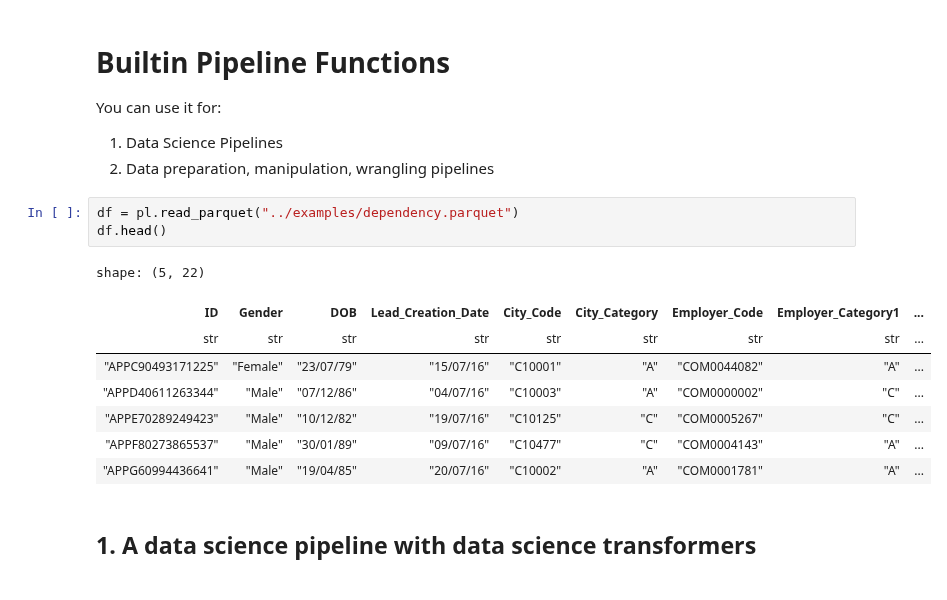
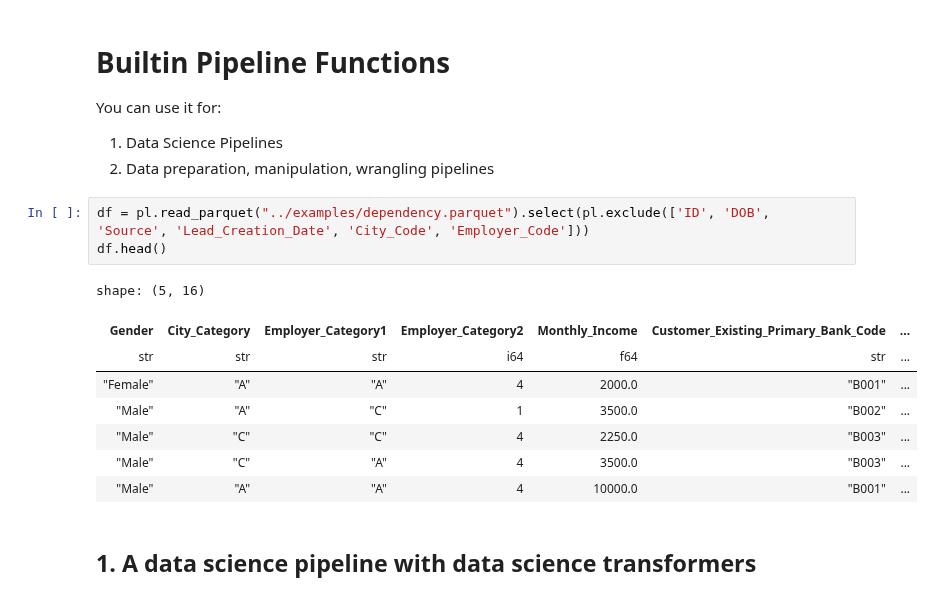
Before and after one commit to abstractqqq/polars_ds_extension, a Jupyter notebook: examples/pipeline.ipynb, the cells around one changed output. Drawn from its saved outputs; the diff is of its cells as text.

```diff
--- a/examples/pipeline.ipynb
+++ b/examples/pipeline.ipynb
@@ -10,17 +10,17 @@ You can use it for:
 1. Data Science Pipelines
 2. Data preparation, manipulation, wrangling pipelines
 # %%
-df = pl.read_parquet("../examples/dependency.parquet")
+df = pl.read_parquet("../examples/dependency.parquet").select(pl.exclude(['ID', 'DOB', 'Source', 'Lead_Creation_Date', 'City_Code', 'Employer_Code']))
 df.head()
 # %% [output]
-shape: (5, 22)
+shape: (5, 16)
-| ID | Gender | DOB | Lead_Creation_Date | City_Code | City_Category | Employer_Code | Employer_Category1 | ... |
-| str | str | str | str | str | str | str | str | ... |
-| "APPC90493171225" | "Female" | "23/07/79" | "15/07/16" | "C10001" | "A" | "COM0044082" | "A" | ... |
-| "APPD40611263344" | "Male" | "07/12/86" | "04/07/16" | "C10003" | "A" | "COM0000002" | "C" | ... |
-| "APPE70289249423" | "Male" | "10/12/82" | "19/07/16" | "C10125" | "C" | "COM0005267" | "C" | ... |
-| "APPF80273865537" | "Male" | "30/01/89" | "09/07/16" | "C10477" | "C" | "COM0004143" | "A" | ... |
-| "APPG60994436641" | "Male" | "19/04/85" | "20/07/16" | "C10002" | "A" | "COM0001781" | "A" | ... |
+| Gender | City_Category | Employer_Category1 | Employer_Category2 | Monthly_Income | Customer_Existing_Primary_Bank_Code | ... |
+| str | str | str | i64 | f64 | str | ... |
+| "Female" | "A" | "A" | 4 | 2000.0 | "B001" | ... |
+| "Male" | "A" | "C" | 1 | 3500.0 | "B002" | ... |
+| "Male" | "C" | "C" | 4 | 2250.0 | "B003" | ... |
+| "Male" | "C" | "A" | 4 | 3500.0 | "B003" | ... |
+| "Male" | "A" | "A" | 4 | 10000.0 | "B001" | ... |
 # %% [markdown]
 ## 1. A data science pipeline with data science transformers
 # %%
```
Also changed, not shown: parts of 7 cells of this notebook, 3 other files.
